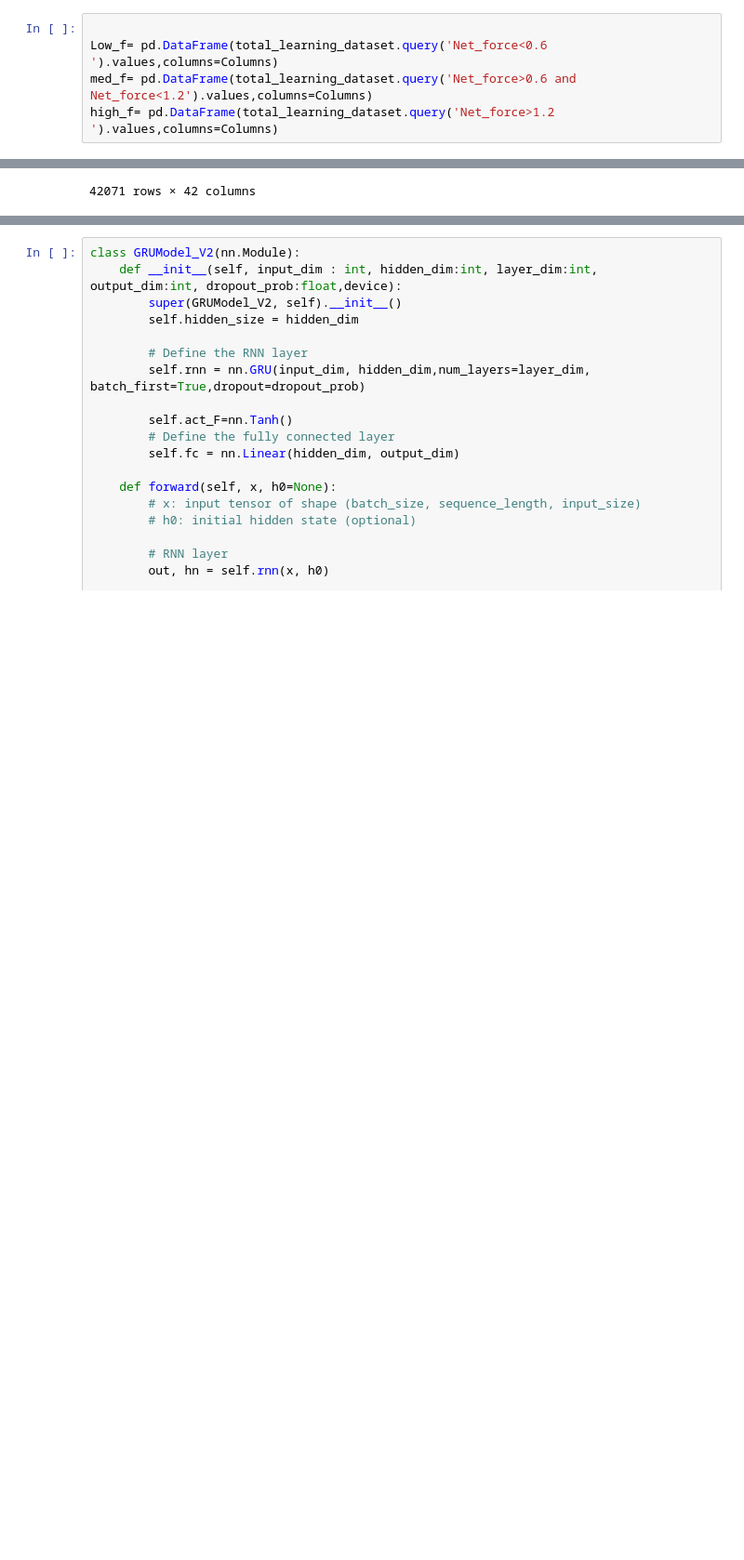
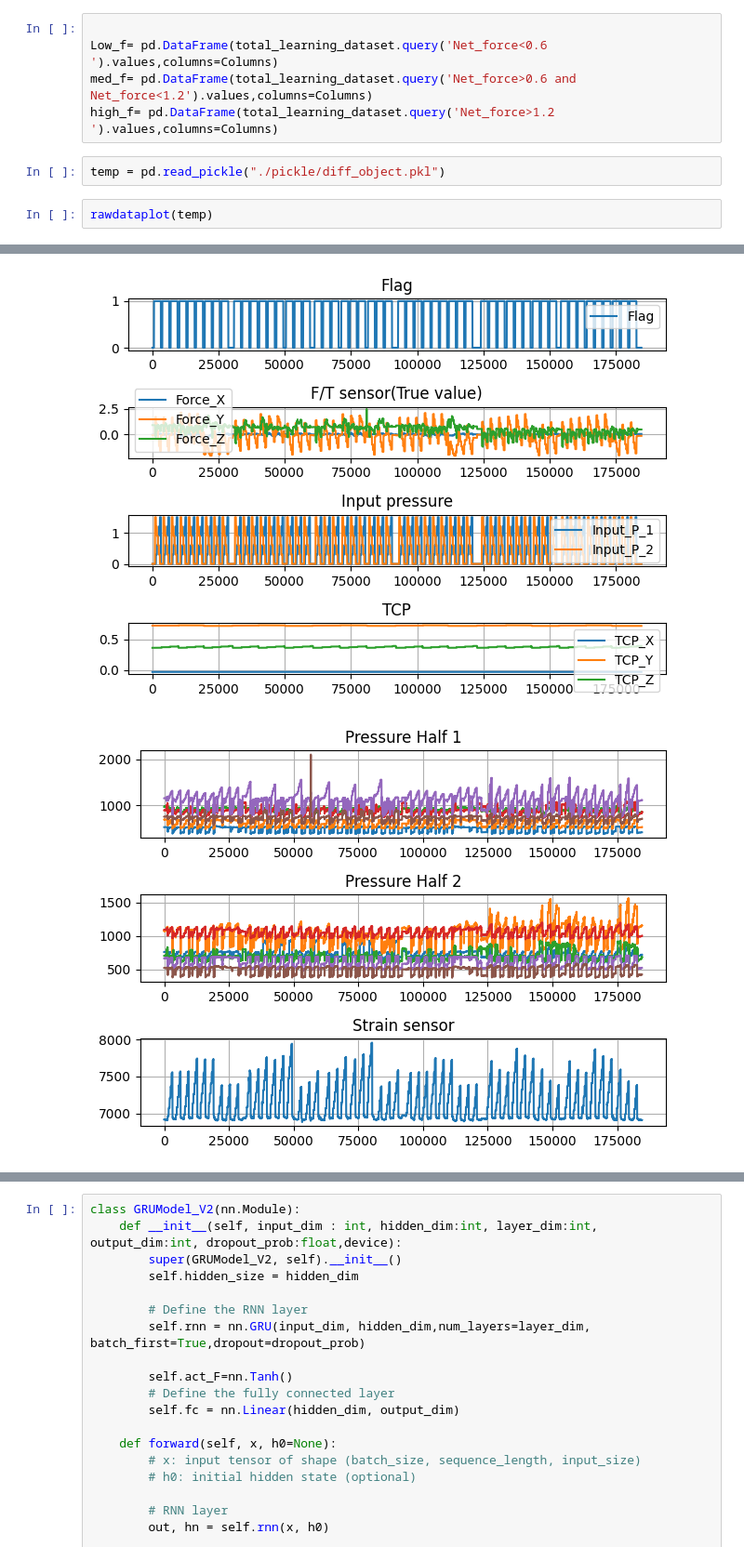
Before and after one commit to hunissweet/External_force, a Jupyter notebook: Model_test.ipynb, the cells around one changed output, grey strips where cells are left out. Shown at 93% size. Saved outputs shown, nothing was run; the diff lists cells and outputs as text; blank space fills up the shorter version.

```diff
--- a/Model_test.ipynb
+++ b/Model_test.ipynb
@@ -804,5 +819,8 @@ Columns.append('Net_force')
 Low_f= pd.DataFrame(total_learning_dataset.query('Net_force<0.6 ').values,columns=Columns)
 med_f= pd.DataFrame(total_learning_dataset.query('Net_force>0.6 and Net_force<1.2').values,columns=Columns)
 high_f= pd.DataFrame(total_learning_dataset.query('Net_force>1.2 ').values,columns=Columns)
+# %%
+temp = pd.read_pickle("./pickle/diff_object.pkl")
 # %%
+rawdataplot(temp)
 # %% [output]
@@ -821 +827,2 @@ high_f= pd.DataFrame(total_learning_dataset.query('Net_force>1.2 ').values,colum
-42071 rows × 42 columns
+[figure, added]
+[figure, added]
```
Also changed, not shown: parts of 6 cells of this notebook, 4 other files.
